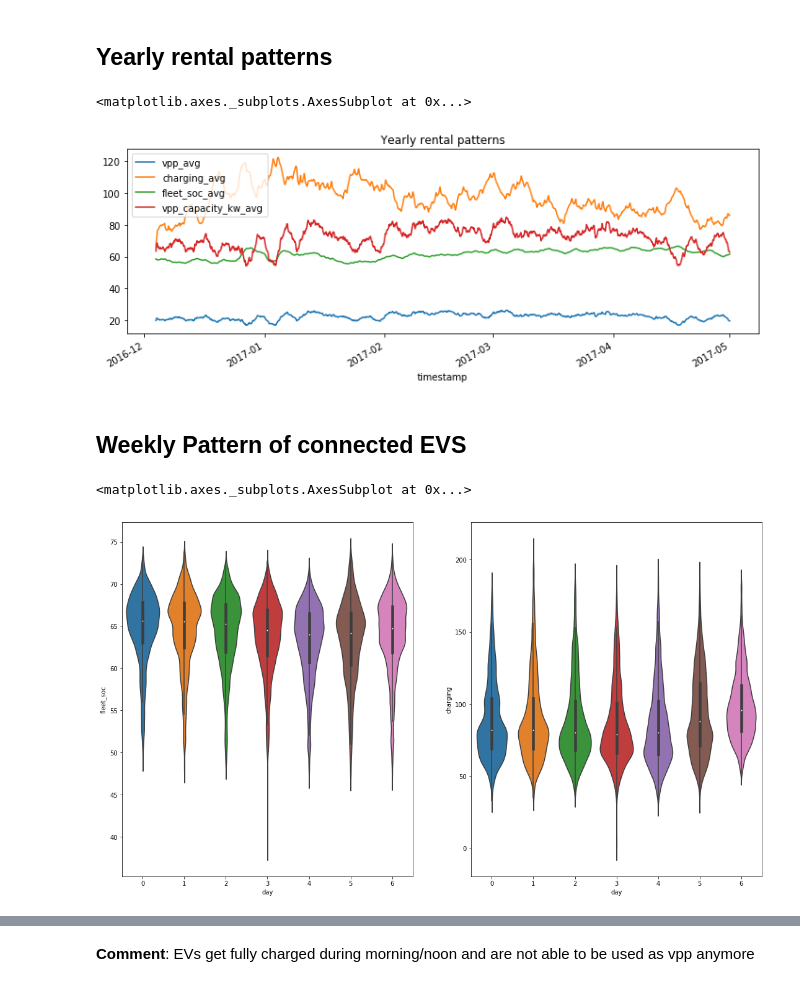
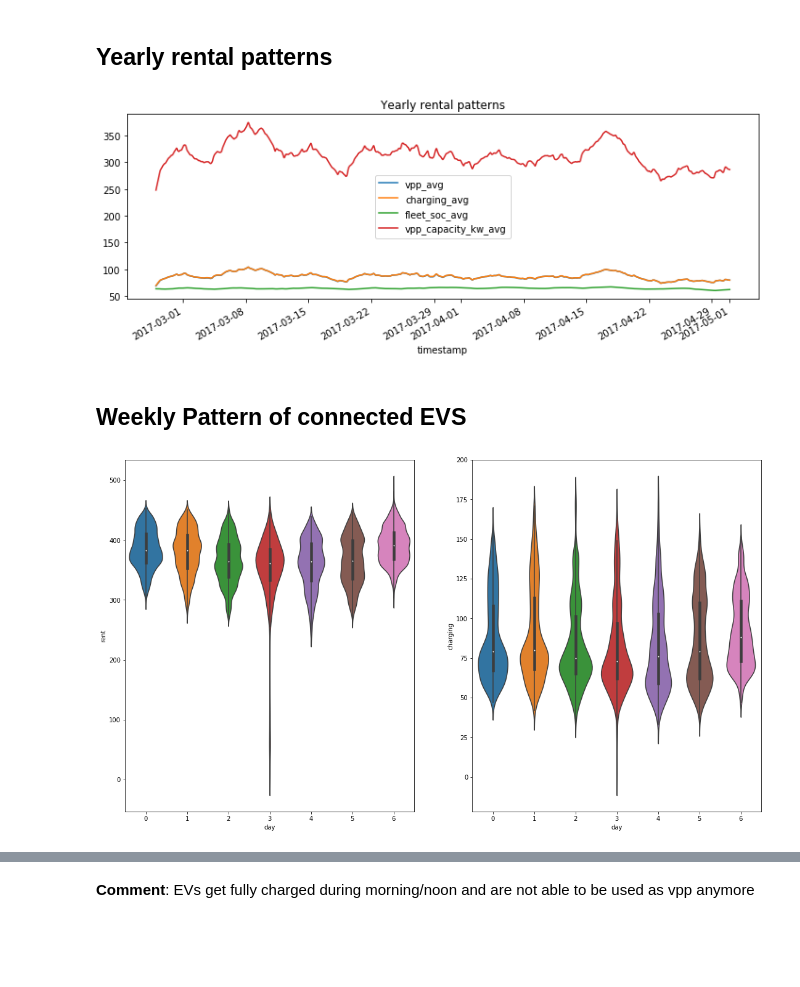
Before and after one commit to indyfree/FleetSim, a Jupyter notebook: notebooks/02-Car2Go.ipynb, the cells around one changed output, grey strips where cells are left out. Cells and saved outputs as stored; diff of their text form; code cells hidden in the pictures; blank space fills up the shorter version.

```diff
--- a/notebooks/02-Car2Go.ipynb
+++ b/notebooks/02-Car2Go.ipynb
@@ -149,3 +168,7 @@ print("%d EVs were charged on a trip, which didn't end at a charger %d times." %
 **Simulation Solution:**: Add extra charge to battery when detected. (done)
 # %% [markdown]
 # Demand Patterns
+# %%
+df = load_car2go_capacity()
+df["timestamp"] = df["timestamp"].apply(lambda x : datetime.fromtimestamp(x))
+df = df.set_index("timestamp")
@@ -185,19 +220,17 @@ def plot(df, title, start=datetime(2016, 12, 1), end=datetime(2017, 5, 1)):
 ## Yearly rental patterns
 # %%
 df = apply_smoother(df, days=3)
-plot(df, "Yearly rental patterns")
+plot(df, "Yearly rental patterns");
 # %% [output]
-<matplotlib.axes._subplots.AxesSubplot at 0x...>
-[figure, old version]
+[figure, new version]
 # %% [markdown]
 ## Weekly Pattern of connected EVS
 # %%
 df["day"] = df.index.weekday
 
 f, (ax1, ax2) = plt.subplots(1, 2)
 f.set_size_inches(18.5, 10.5)
-sns.violinplot(x="day", y="fleet_soc", data=df, ax=ax1)
-sns.violinplot(x="day", y="charging", data=df, ax=ax2)
+sns.violinplot(x="day", y="rent", data=df, ax=ax1)
+sns.violinplot(x="day", y="charging", data=df, ax=ax2);
 # %% [output]
-<matplotlib.axes._subplots.AxesSubplot at 0x...>
-[figure, old version]
+[figure, new version]
```
Also changed, not shown: parts of 13 cells of this notebook, 1 other file.
